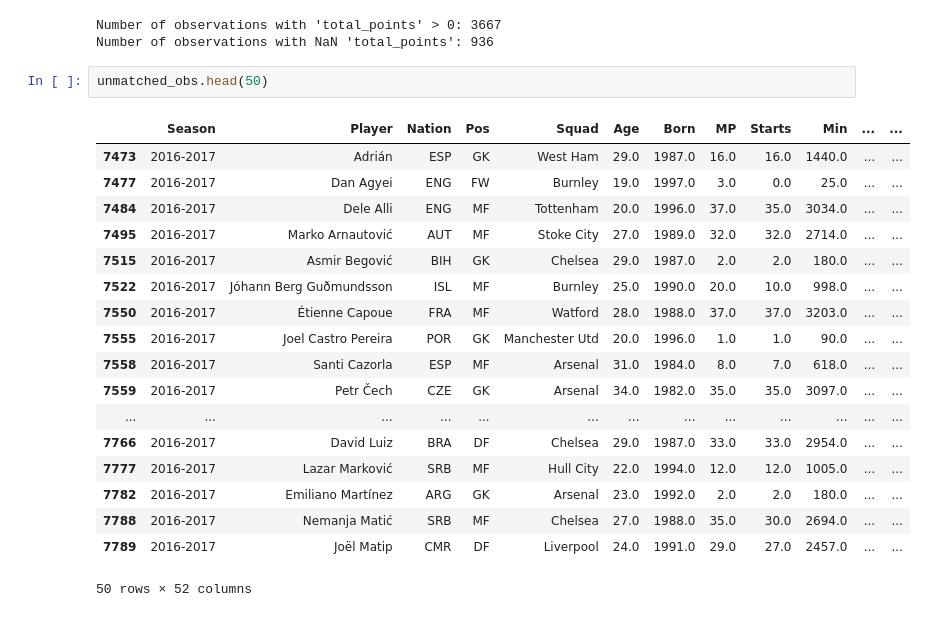
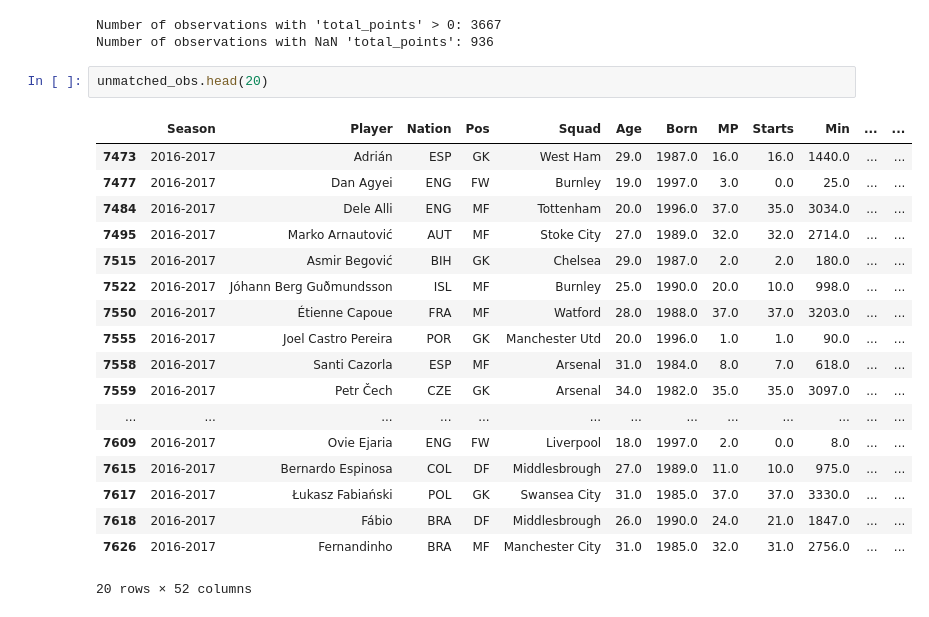
Before and after one commit to AEGDDI/dream-team-fpl-prediction, a Jupyter notebook: code/merging/players_merging.ipynb, the cells around one changed output. Saved outputs shown, nothing was run; the diff lists cells and outputs as text.

```diff
--- a/code/merging/players_merging.ipynb
+++ b/code/merging/players_merging.ipynb
@@ -40,23 +40,23 @@ print("Number of observations with NaN 'total_points':", count_nan_total_points)
 Number of observations with 'total_points' > 0: 3667
 Number of observations with NaN 'total_points': 936
 # %%
-unmatched_obs.head(50)
+unmatched_obs.head(20)
 # %% [output]
 |  | Season | Player | Nation | Pos | Squad | Age | Born | MP | Starts | Min | ... | ... |
 | 7473 | 2016-2017 | Adrián | ESP | GK | West Ham | 29.0 | 1987.0 | 16.0 | 16.0 | 1440.0 | ... | ... |
 | 7477 | 2016-2017 | Dan Agyei | ENG | FW | Burnley | 19.0 | 1997.0 | 3.0 | 0.0 | 25.0 | ... | ... |
 | 7484 | 2016-2017 | Dele Alli | ENG | MF | Tottenham | 20.0 | 1996.0 | 37.0 | 35.0 | 3034.0 | ... | ... |
 | 7495 | 2016-2017 | Marko Arnautović | AUT | MF | Stoke City | 27.0 | 1989.0 | 32.0 | 32.0 | 2714.0 | ... | ... |
 | 7515 | 2016-2017 | Asmir Begović | BIH | GK | Chelsea | 29.0 | 1987.0 | 2.0 | 2.0 | 180.0 | ... | ... |
 | 7522 | 2016-2017 | Jóhann Berg Guðmundsson | ISL | MF | Burnley | 25.0 | 1990.0 | 20.0 | 10.0 | 998.0 | ... | ... |
 | 7550 | 2016-2017 | Étienne Capoue | FRA | MF | Watford | 28.0 | 1988.0 | 37.0 | 37.0 | 3203.0 | ... | ... |
 | 7555 | 2016-2017 | Joel Castro Pereira | POR | GK | Manchester Utd | 20.0 | 1996.0 | 1.0 | 1.0 | 90.0 | ... | ... |
 | 7558 | 2016-2017 | Santi Cazorla | ESP | MF | Arsenal | 31.0 | 1984.0 | 8.0 | 7.0 | 618.0 | ... | ... |
 | 7559 | 2016-2017 | Petr Čech | CZE | GK | Arsenal | 34.0 | 1982.0 | 35.0 | 35.0 | 3097.0 | ... | ... |
 | ... | ... | ... | ... | ... | ... | ... | ... | ... | ... | ... | ... | ... |
-| 7766 | 2016-2017 | David Luiz | BRA | DF | Chelsea | 29.0 | 1987.0 | 33.0 | 33.0 | 2954.0 | ... | ... |
-| 7777 | 2016-2017 | Lazar Marković | SRB | MF | Hull City | 22.0 | 1994.0 | 12.0 | 12.0 | 1005.0 | ... | ... |
-| 7782 | 2016-2017 | Emiliano Martínez | ARG | GK | Arsenal | 23.0 | 1992.0 | 2.0 | 2.0 | 180.0 | ... | ... |
-| 7788 | 2016-2017 | Nemanja Matić | SRB | MF | Chelsea | 27.0 | 1988.0 | 35.0 | 30.0 | 2694.0 | ... | ... |
-| 7789 | 2016-2017 | Joël Matip | CMR | DF | Liverpool | 24.0 | 1991.0 | 29.0 | 27.0 | 2457.0 | ... | ... |
+| 7609 | 2016-2017 | Ovie Ejaria | ENG | FW | Liverpool | 18.0 | 1997.0 | 2.0 | 0.0 | 8.0 | ... | ... |
+| 7615 | 2016-2017 | Bernardo Espinosa | COL | DF | Middlesbrough | 27.0 | 1989.0 | 11.0 | 10.0 | 975.0 | ... | ... |
+| 7617 | 2016-2017 | Łukasz Fabiański | POL | GK | Swansea City | 31.0 | 1985.0 | 37.0 | 37.0 | 3330.0 | ... | ... |
+| 7618 | 2016-2017 | Fábio | BRA | DF | Middlesbrough | 26.0 | 1990.0 | 24.0 | 21.0 | 1847.0 | ... | ... |
+| 7626 | 2016-2017 | Fernandinho | BRA | MF | Manchester City | 31.0 | 1985.0 | 32.0 | 31.0 | 2756.0 | ... | ... |
-50 rows × 52 columns
+20 rows × 52 columns
```
Also changed, not shown: parts of 4 cells of this notebook.
